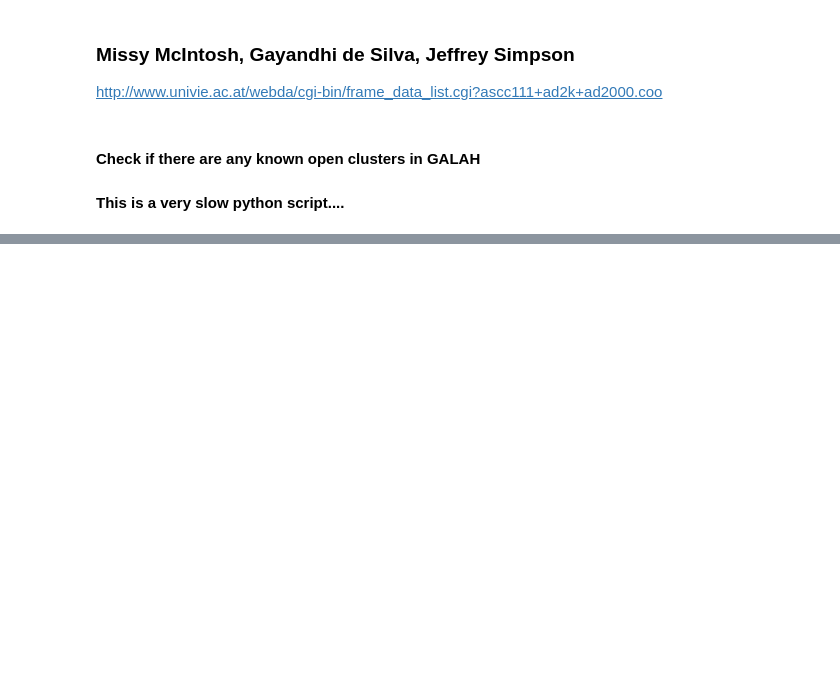
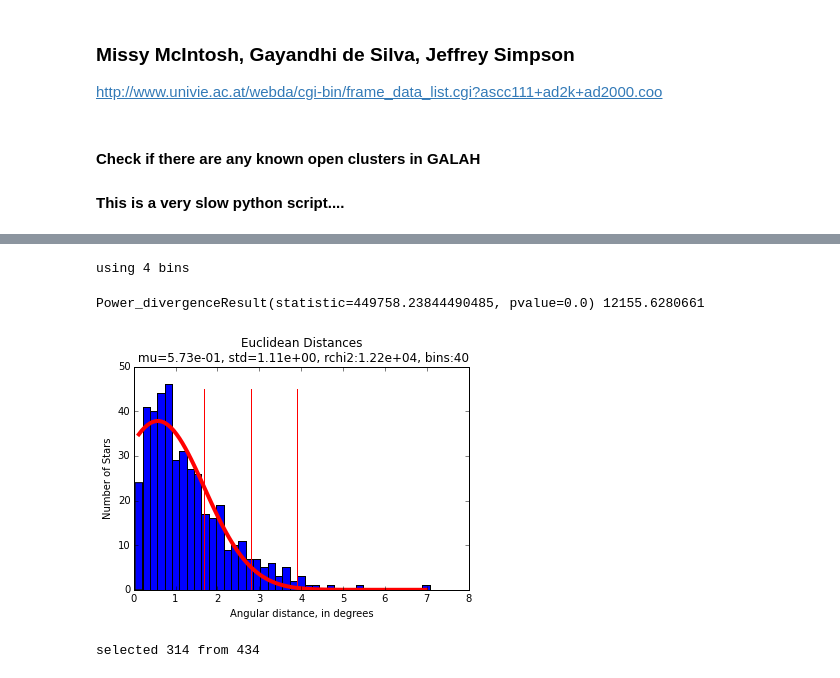
Before and after one commit to meljrose/GALAH, a Jupyter notebook: GALAH.ipynb, the cells around one changed output, grey strips where cells are left out. Drawn from its saved outputs; the diff is of its cells as text; code cells hidden in the pictures; blank space fills up the shorter version.

```diff
--- a/GALAH.ipynb
+++ b/GALAH.ipynb
@@ -566,0 +377,71 @@ print(subsetid)
+# %%
+# so bar has the closest ones and the non-repeated ones. How far away are these?
+closest = np.asarray([dists[x] for x in bar])
+
+# guess a high number of bins
+bins = 20#14
+data = py.hist(closest, bins = bins)
+
+# is it too small? observed and expected frequencies should be at least 5: http://docs.scipy.org/doc/scipy-0.15.1/reference/generated/scipy.stats.chisquare.html
+# grab number in each bin, check that most of them are above 5, otherwise decrease bin number and do it again
+thresh = 0.7
+toomanybins = len([x for x in data[0] if x >= 5])/len(data[0]) < thresh
+
+while toomanybins:
+    bins = bins - 1
+    data = py.hist(closest, bins = bins)
+    toomanybins = len([x for x in data[0] if x >= 5])/len(data[0]) < thresh
+print("using",bins, "bins")
+plt.close()
+# %% [output]
+using 4 bins
+# %%
+bins=40
+# %%
+data = py.hist(closest, bins = bins)
+# Generate data from bins as a set of points
+x = [0.5 * (data[1][i] + data[1][i+1]) for i in range(len(data[1])-1)]
+y = data[0]
+
+popt, pcov = optimize.curve_fit(gauss, x, y)
+x_fit = py.linspace(x[0], x[-1], 100)
+y_fit = gauss(x_fit, *popt)
+
+
+plt.plot(x_fit, y_fit, lw=4, color="r")
+
+cx_fit = py.linspace(x[0], x[-1], len(x))
+cy_fit = gauss(cx_fit, *popt)
+
+# check degrees of freedom - number of bins I think
+# does this give reduced chi squared?
+# near 1 is a good fit
+chi2 = (chisquare(f_obs=y,f_exp=cy_fit))
+rchi2 = chi2[0]/(len(x)-3)
+print(chi2, rchi2)
+plt.xlabel('Angular distance, in degrees')
+plt.ylabel('Number of Stars')
+plt.title('Euclidean Distances \n mu={0:.2e}, std={1:.2e}, rchi2:{2:.2e}, bins:{3}'.format(popt[1], popt[2], rchi2, bins))
+plt.ticklabel_format(style='sci', axis='x', scilimits=(0,0))
+
+# draw 1,2,3 sigma line
+for i in [1,2,3]:
+    sx = [popt[1]+popt[2]*i]*(np.max(data[0]))
+    sy = np.arange(np.max(data[0]))
+    plt.plot(sx,sy, color="r")
+plt.show()
+# %% [output]
+Power_divergenceResult(statistic=449758.23844490485, pvalue=0.0) 12155.6280661
+[figure, added]
+# %%
+# maybe just take the data w/i 1 sigma of the mean?
+
+s = 1
+mean = popt[1]
+std = popt[2]
+coordmask = np.asarray([int(dist < (mean+s*std) and dist > (mean-s*std)) for dist in dists])
+print("selected", sum(coordmask), "from",len(coordmask))
+coordfiltered_searched_ra = np.asarray(searched_ra)[coordmask == 1]
+coordfiltered_matched_ra = np.asarray(matched_ra)[coordmask == 1]
+# %% [output]
+selected 314 from 434
```
Also changed, not shown: parts of 47 cells of this notebook.
